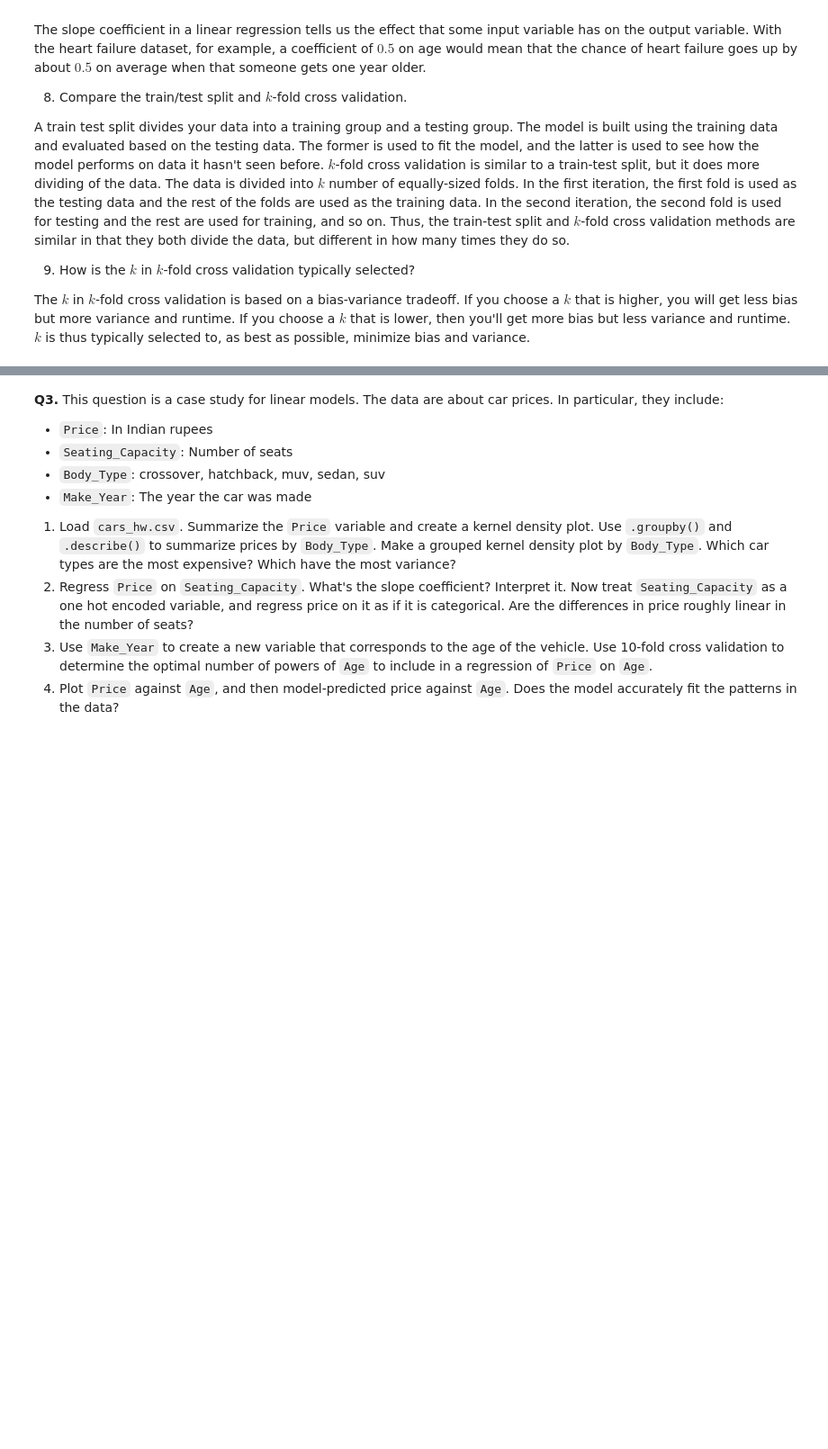
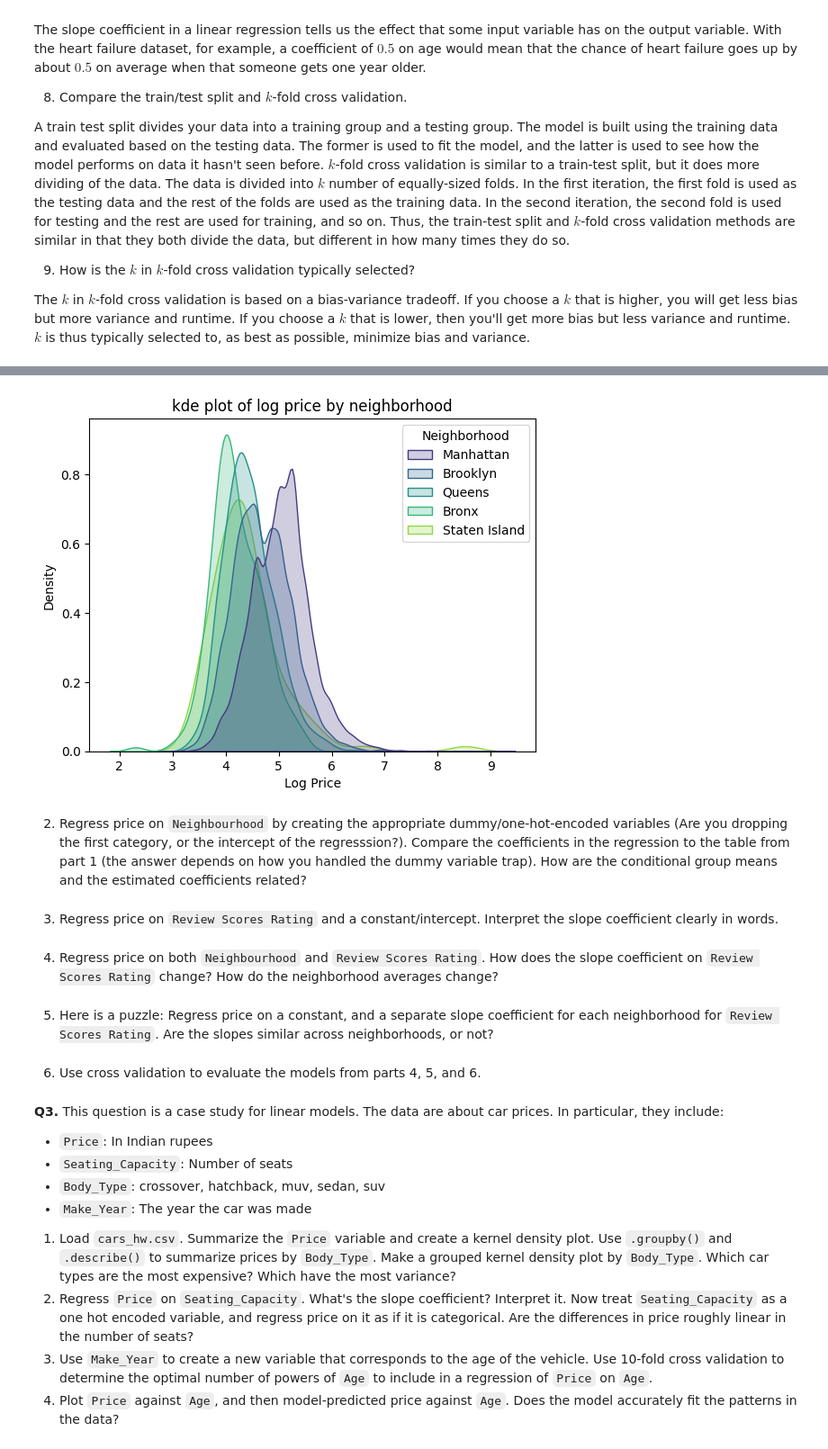
Before and after one commit to syd-nguyen/ds3021-assignments, a Jupyter notebook: assignments/03_assignment_linear_models.ipynb, the cells around one changed output, grey strips where cells are left out. Shown at 90% size. Drawn from its saved outputs; the diff is of its cells as text; code cells hidden in the pictures; blank space fills up the shorter version.

Commit message:
started question 2 on linear models

```diff
--- a/assignments/03_assignment_linear_models.ipynb
+++ b/assignments/03_assignment_linear_models.ipynb
@@ -60,3 +94,20 @@ from sklearn.linear_model import LinearRegression
+# %%
+nyc['Log Price'] = np.log(nyc['Price'])
+sns.kdeplot(nyc, x='Log Price', hue='Neighborhood', common_norm=False, fill=True, palette='viridis')
+plt.title('kde plot of log price by neighborhood')
+plt.show()
+# %% [output]
+[figure, added]
+# %% [markdown]
+2. Regress price on `Neighbourhood` by creating the appropriate dummy/one-hot-encoded variables (Are you dropping the first category, or the intercept of the regresssion?). Compare the coefficients in the regression to the table from part 1 (the answer depends on how you handled the dummy variable trap). How are the conditional group means and the estimated coefficients related?
+# %% [markdown]
+3. Regress price on `Review Scores Rating` and a constant/intercept. Interpret the slope coefficient clearly in words.
+# %% [markdown]
+4. Regress price on both `Neighbourhood` and `Review Scores Rating`. How does the slope coefficient on `Review Scores Rating` change? How do the neighborhood averages change?
+# %% [markdown]
+5. Here is a puzzle: Regress price on a constant, and a separate slope coefficient for each neighborhood for `Review Scores Rating`. Are the slopes similar across neighborhoods, or not?
+# %% [markdown]
+6. Use cross validation to evaluate the models from parts 4, 5, and 6.
 # %% [markdown]
 **Q3.** This question is a case study for linear models. The data are about car prices. In particular, they include:
 
```
Also changed, not shown: parts of 7 cells of this notebook.
